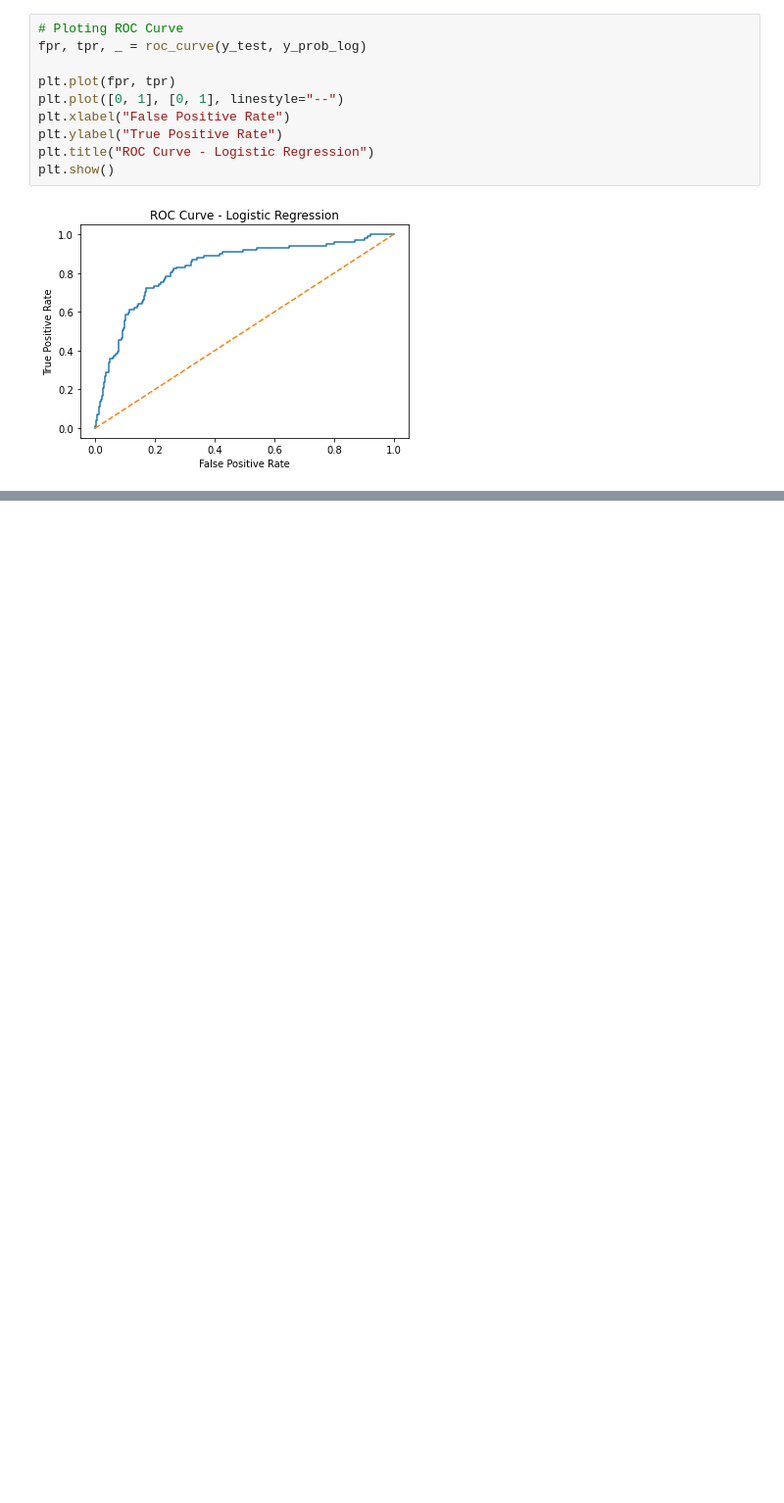
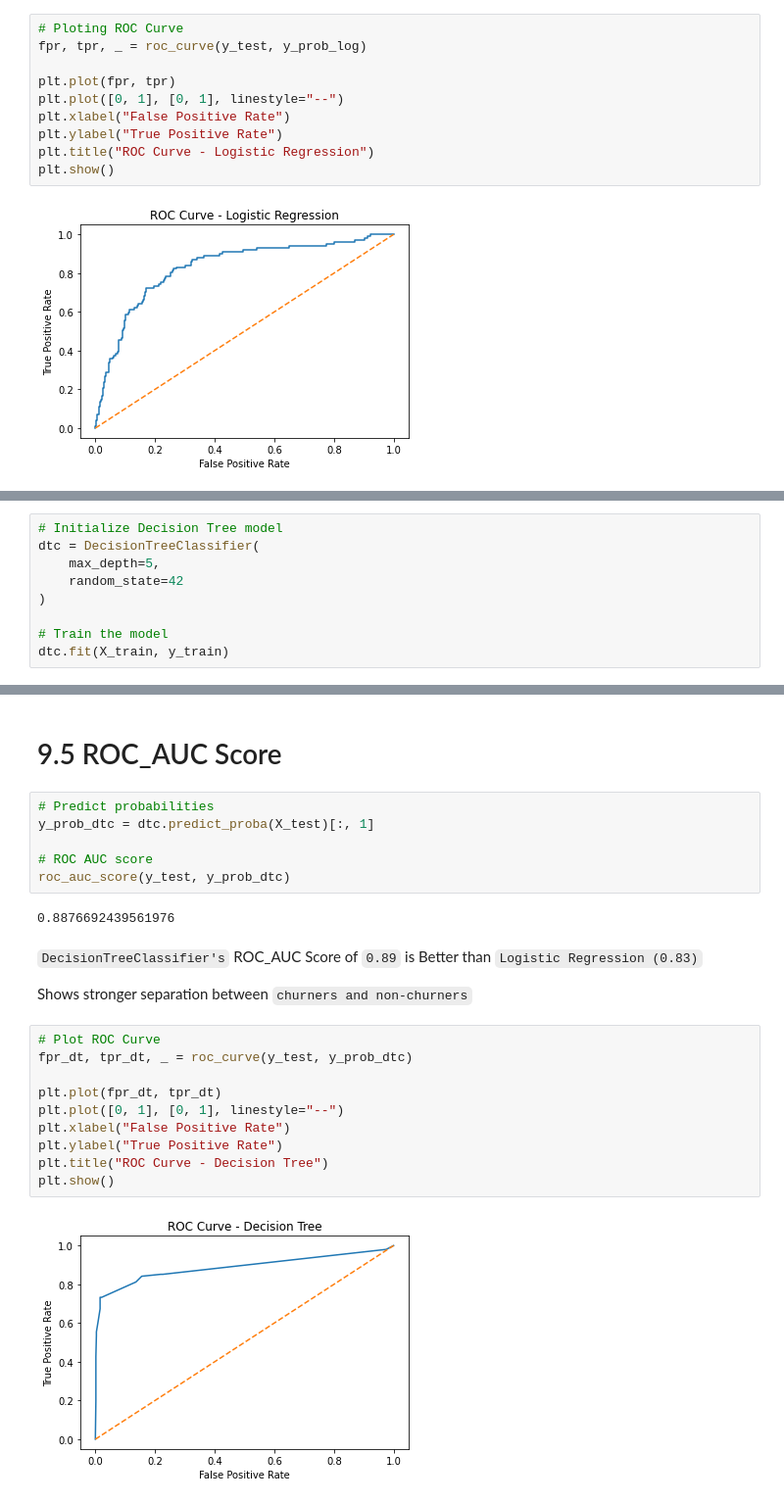
Before and after one commit to MrDenzy/Phase-3-Project---SyriaTel-Customer-Churn, a Jupyter notebook: notebook/index.ipynb, the cells around one changed output, grey strips where cells are left out. Shown at 98% size. Cells and saved outputs as stored; diff of their text form; blank space fills up the shorter version.

Commit message:
Decision Tree Classifier

```diff
--- a/notebook/index.ipynb
+++ b/notebook/index.ipynb
@@ -323,0 +353,9 @@ plt.show()
+# %%
+# Initialize Decision Tree model
+dtc = DecisionTreeClassifier(
+    max_depth=5,
+    random_state=42
+)
+
+# Train the model
+dtc.fit(X_train, y_train)
@@ -323,0 +436,26 @@ plt.show()
+# %% [markdown]
+# 9.5 ROC_AUC Score
+# %%
+# Predict probabilities
+y_prob_dtc = dtc.predict_proba(X_test)[:, 1]
+
+# ROC AUC score
+roc_auc_score(y_test, y_prob_dtc)
+# %% [output]
+0.8876692439561976
+# %% [markdown]
+`DecisionTreeClassifier's` ROC_AUC Score of `0.89` is Better than `Logistic Regression (0.83)`
+
+Shows stronger separation between `churners and non-churners`
+# %%
+# Plot ROC Curve
+fpr_dt, tpr_dt, _ = roc_curve(y_test, y_prob_dtc)
+
+plt.plot(fpr_dt, tpr_dt)
+plt.plot([0, 1], [0, 1], linestyle="--")
+plt.xlabel("False Positive Rate")
+plt.ylabel("True Positive Rate")
+plt.title("ROC Curve - Decision Tree")
+plt.show()
+# %% [output]
+[figure, added]
```
Also changed, not shown: parts of 22 cells of this notebook.
